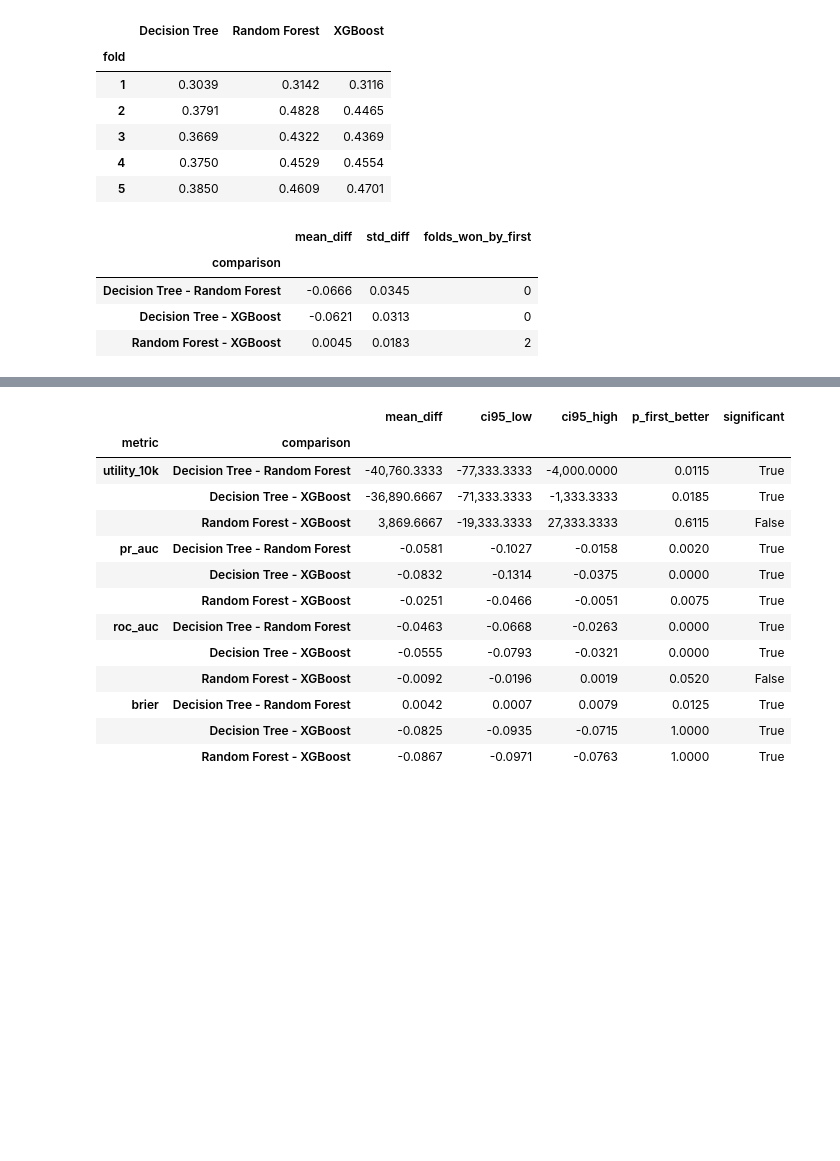
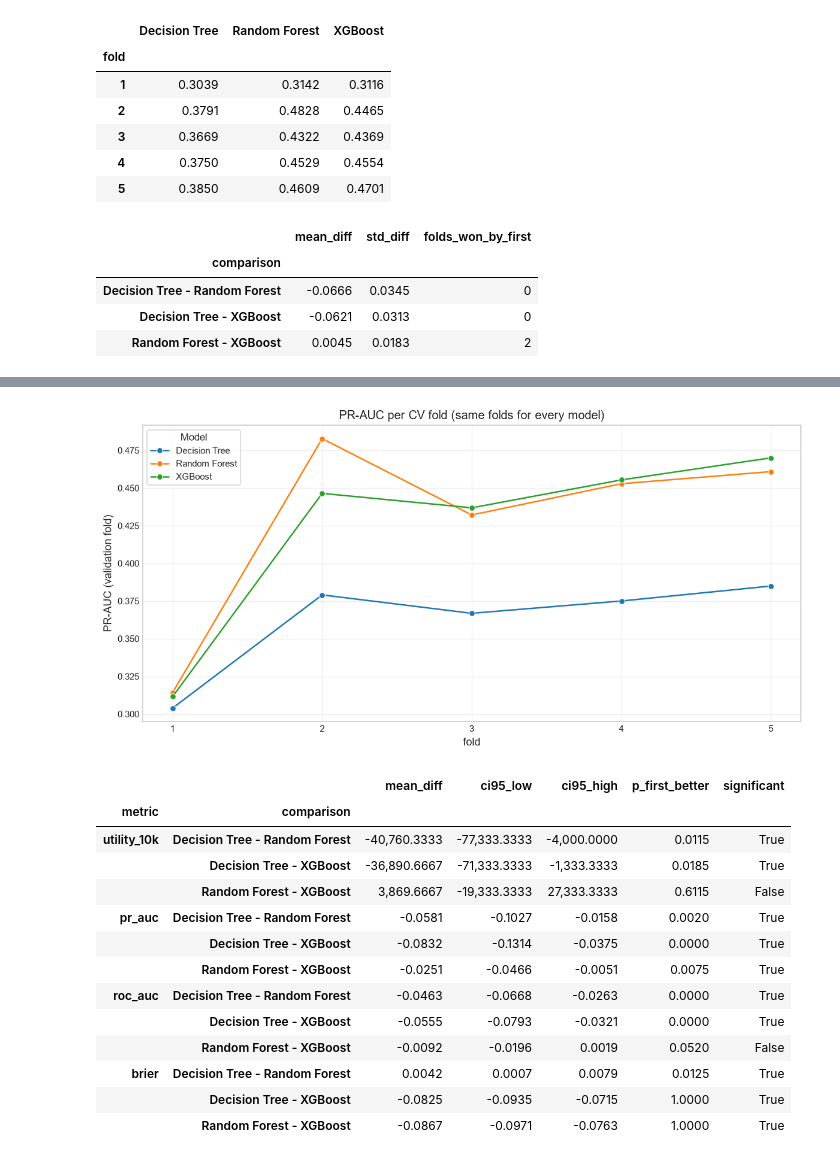
Before and after one commit to masters-ai-tec/Inteligencia-artificial-y-aprendizaje-autom-tico, a Jupyter notebook: fintech/fintech.ipynb, the cells around one changed output, grey strips where cells are left out. Cells and saved outputs as stored; diff of their text form; code cells hidden in the pictures; blank space fills up the shorter version.

```diff
--- a/fintech/fintech.ipynb
+++ b/fintech/fintech.ipynb
@@ -1644,18 +1649,26 @@ fold_differences: pd.DataFrame = pd.DataFrame(
 
 display(fold_differences)
 
-fig = px.line(
-    cv_fold_scores.reset_index().melt(id_vars="fold", var_name="model", value_name="pr_auc"),
+fold_scores_long = cv_fold_scores.reset_index().melt(
+    id_vars="fold", var_name="model", value_name="pr_auc"
+)
+
+fig, ax = plt.subplots(figsize=FIGURE_SIZE_WIDE)
+sns.lineplot(
+    data=fold_scores_long,
     x="fold",
     y="pr_auc",
-    color="model",
-    markers=True,
-    title="PR-AUC per CV fold (same folds for every model)",
-    height=420,
+    hue="model",
+    marker="o",
+    ax=ax,
 )
-fig.update_xaxes(dtick=1)
-fig.update_layout(yaxis_title="PR-AUC (validation fold)", legend_title_text="Model")
-fig.show()
+ax.set_title("PR-AUC per CV fold (same folds for every model)")
+ax.set_xlabel("fold")
+ax.set_ylabel("PR-AUC (validation fold)")
+ax.set_xticks(sorted(fold_scores_long["fold"].unique()))
+ax.legend(title="Model")
+fig.tight_layout()
+plt.show()
 # %% [output]
 |  | mean_diff | std_diff | folds_won_by_first |
 | comparison |  |  |  |
@@ -1666,3 +1678,4 @@ fig.show()
+[figure, added]
 # %%
 def paired_bootstrap(
     y_true: np.ndarray | pd.Series,
```
Also changed, not shown: parts of 7 cells of this notebook.
